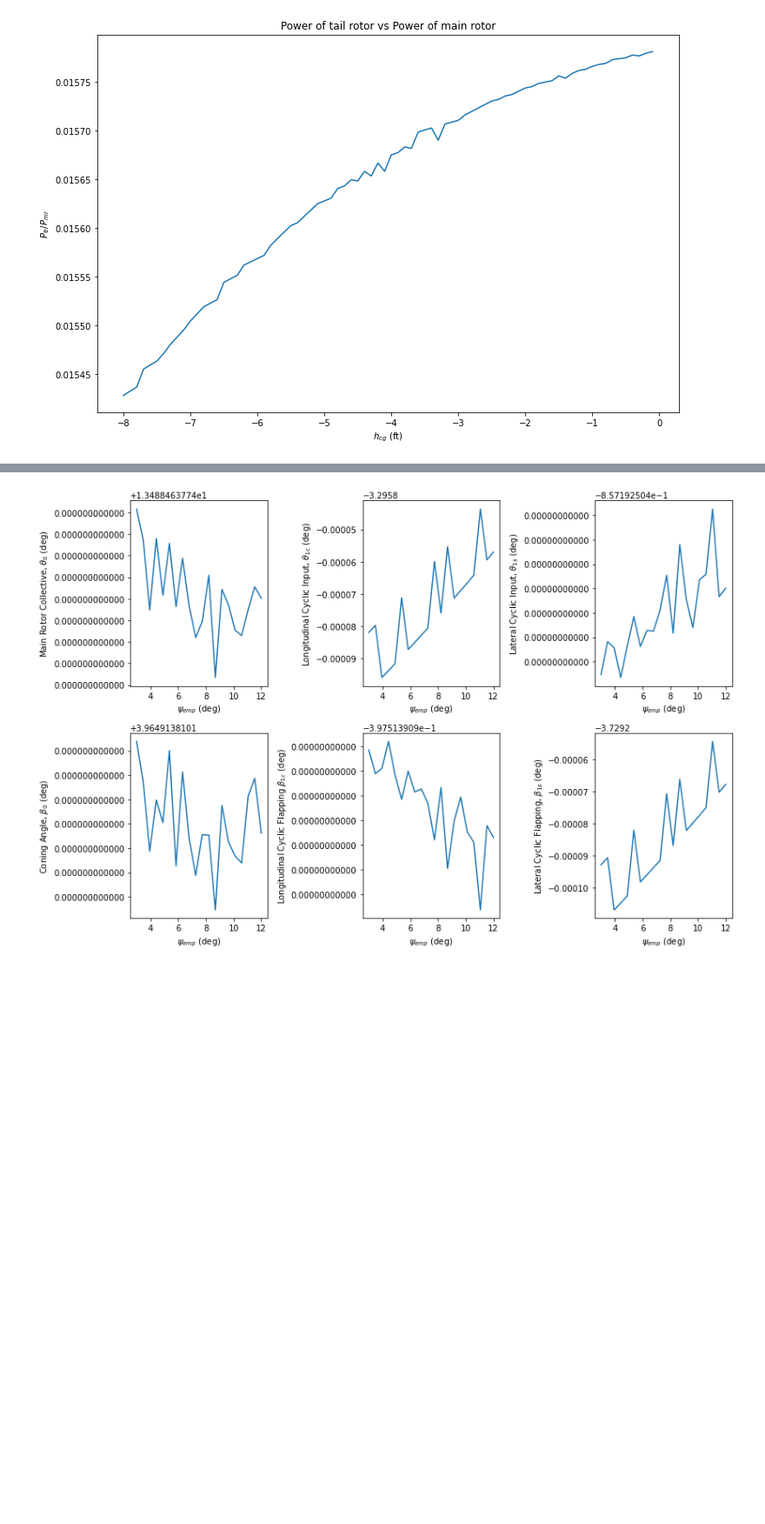
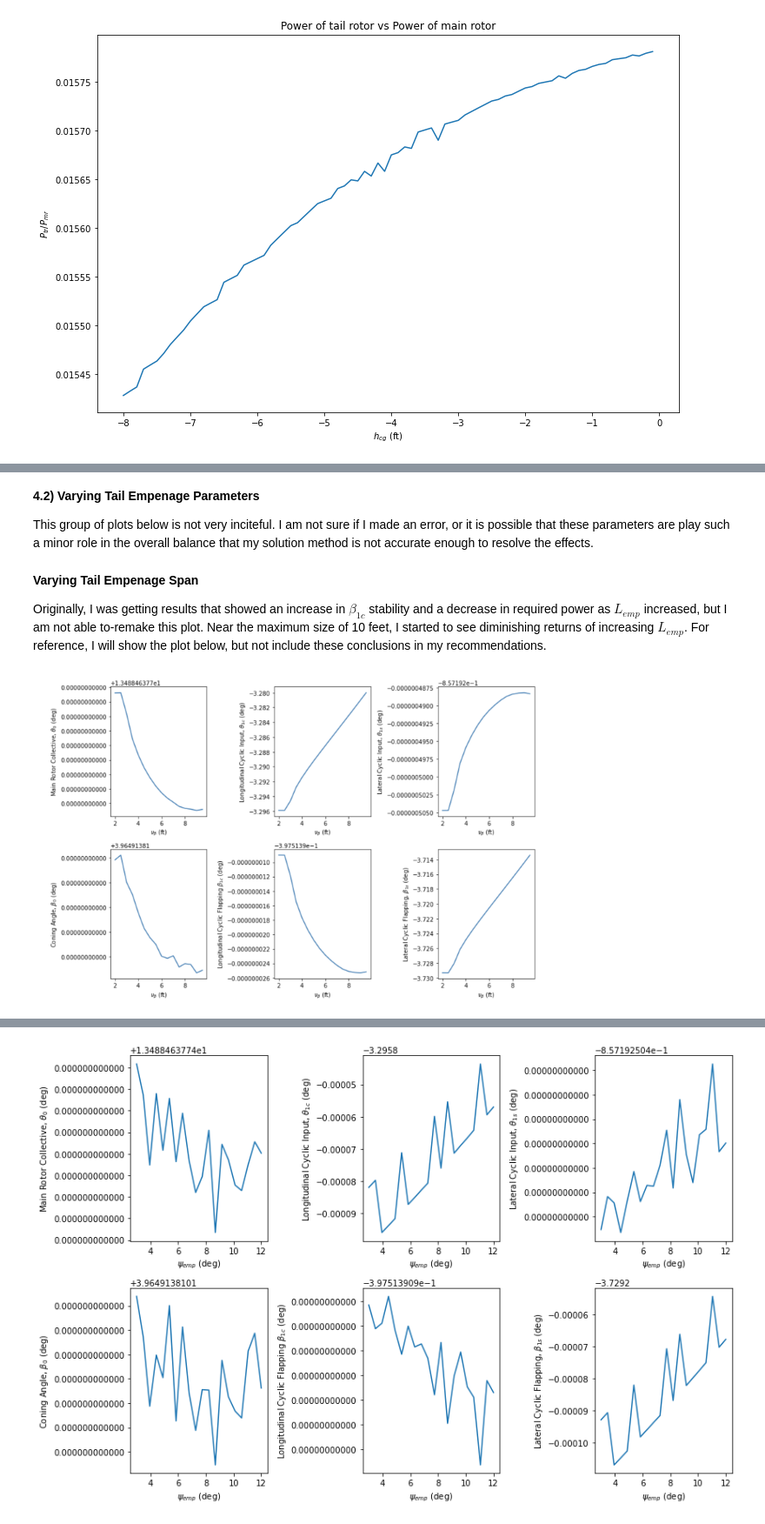
Before and after one commit to nruhl25/HoveringVehicleDesign, a Jupyter notebook: proj3/proj3_report.ipynb, the cells around one changed output, grey strips where cells are left out. Shown at 87% size. Drawn from its saved outputs; the diff is of its cells as text; code cells hidden in the pictures; blank space fills up the shorter version.

```diff
--- a/proj3/proj3_report.ipynb
+++ b/proj3/proj3_report.ipynb
@@ -39,0 +159,13 @@ __Inclination Angle__
+# %% [markdown]
+__4.2) Varying Tail Empenage Parameters__
+
+This group of plots below is not very inciteful. I am not sure if I made an error, or it is possible that these parameters are play such a minor role in the overall balance that my solution method is not accurate enough to resolve the effects.
+# %% [markdown]
+__Varying Tail Empenage Span__
+
+Originally, I was getting results that showed an increase in $\beta_{1c}$ stability and a decrease in required power as $L_{emp}$ increased, but I am not able to-remake this plot. Near the maximum size of 10 feet, I started to see diminishing returns of increasing $L_{emp}$. For reference, I will show the plot below, but not include these conclusions in my recommendations.
+# %%
+from IPython.display import Image
+Image(filename='L_emp_fig1.png',width=600)
+# %% [output]
+[figure, added]
```
Also changed, not shown: parts of 33 cells of this notebook, 5 other files.
